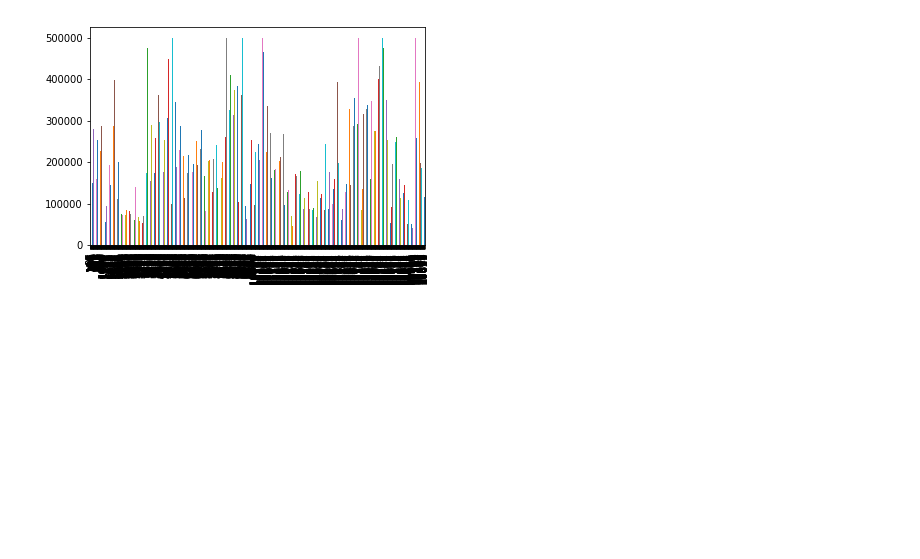
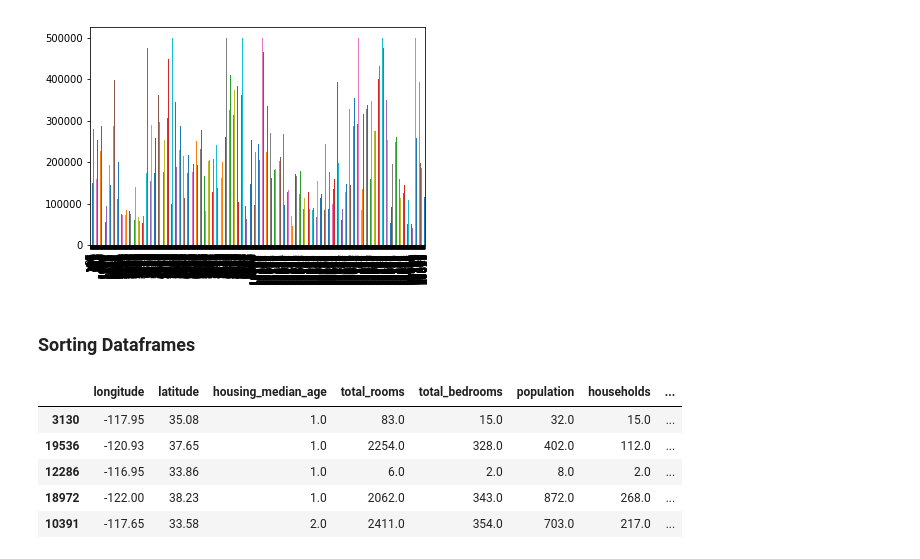
Before and after one commit to noelkonagai/Workshops, a Jupyter notebook: web_scraping_pt1/web_scraping_pt1.ipynb, the cells around one changed output. Saved outputs shown, nothing was run; the diff lists cells and outputs as text; code cells hidden in the pictures; blank space fills up the shorter version.

```diff
--- a/web_scraping_pt1/web_scraping_pt1.ipynb
+++ b/web_scraping_pt1/web_scraping_pt1.ipynb
@@ -258,3 +258,14 @@ narrowed_df['median_house_value'].plot(kind='bar')
 # %% [output]
 <matplotlib.axes._subplots.AxesSubplot at 0x...>
 [figure]
+# %% [markdown]
+### Sorting Dataframes
+# %%
+data.sort_values('housing_median_age')[:5]
+# %% [output]
+|  | longitude | latitude | housing_median_age | total_rooms | total_bedrooms | population | households | ... |
+| 3130 | -117.95 | 35.08 | 1.0 | 83.0 | 15.0 | 32.0 | 15.0 | ... |
+| 19536 | -120.93 | 37.65 | 1.0 | 2254.0 | 328.0 | 402.0 | 112.0 | ... |
+| 12286 | -116.95 | 33.86 | 1.0 | 6.0 | 2.0 | 8.0 | 2.0 | ... |
+| 18972 | -122.00 | 38.23 | 1.0 | 2062.0 | 343.0 | 872.0 | 268.0 | ... |
+| 10391 | -117.65 | 33.58 | 2.0 | 2411.0 | 354.0 | 703.0 | 217.0 | ... |
```
Also changed, not shown: parts of 5 cells of this notebook, 2 other files.
